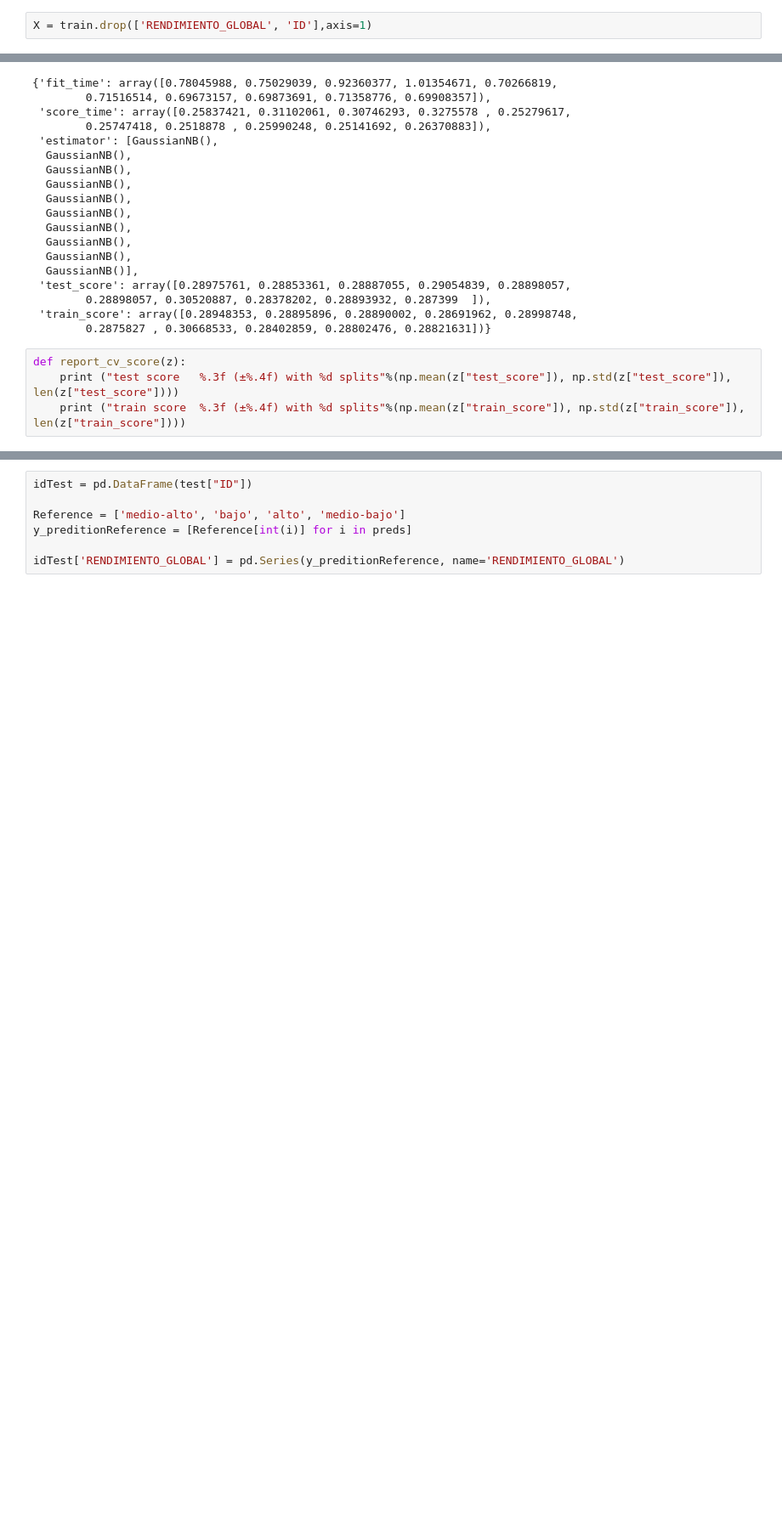
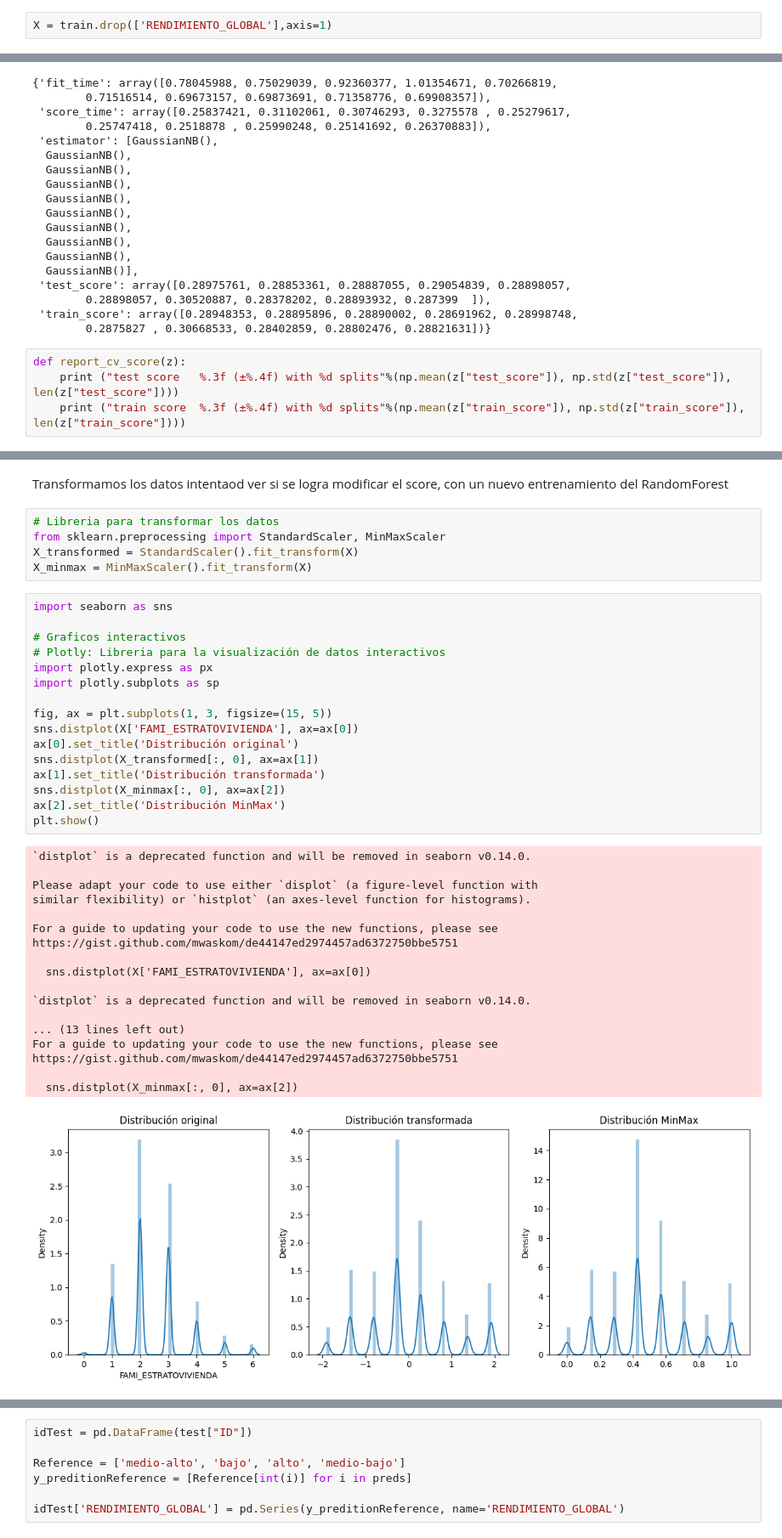
Before and after one commit to JGranda11/Proyecto-ai4eng20241, a Jupyter notebook: 04 - modelos_SL.ipynb, the cells around one changed output, grey strips where cells are left out. Shown at 85% size. Saved outputs shown, nothing was run; the diff lists cells and outputs as text; blank space fills up the shorter version.

```diff
--- a/04 - modelos_SL.ipynb
+++ b/04 - modelos_SL.ipynb
@@ -99,5 +151,5 @@ array([0., 1., 2., 3.])
 # %%
-X = train.drop(['RENDIMIENTO_GLOBAL', 'ID'],axis=1)
+X = train.drop(['RENDIMIENTO_GLOBAL'],axis=1)
 # %%
 Xtest = test.drop(['ID'], axis=1)
 # %%
@@ -241,0 +281,42 @@ estimator2.score(Xtv, ytv), estimator2.score(Xts, yts)
+# %% [markdown]
+Transformamos los datos intentaod ver si se logra modificar el score, con un nuevo entrenamiento del RandomForest
+# %%
+# Libreria para transformar los datos
+from sklearn.preprocessing import StandardScaler, MinMaxScaler
+X_transformed = StandardScaler().fit_transform(X)
+X_minmax = MinMaxScaler().fit_transform(X)
+# %%
+import seaborn as sns
+
+# Graficos interactivos
+# Plotly: Libreria para la visualización de datos interactivos
+import plotly.express as px
+import plotly.subplots as sp
+
+fig, ax = plt.subplots(1, 3, figsize=(15, 5))
+sns.distplot(X['FAMI_ESTRATOVIVIENDA'], ax=ax[0])
+ax[0].set_title('Distribución original')
+sns.distplot(X_transformed[:, 0], ax=ax[1])
+ax[1].set_title('Distribución transformada')
+sns.distplot(X_minmax[:, 0], ax=ax[2])
+ax[2].set_title('Distribución MinMax')
+plt.show()
+# %% [output]
+`distplot` is a deprecated function and will be removed in seaborn v0.14.0.
+
+Please adapt your code to use either `displot` (a figure-level function with
+similar flexibility) or `histplot` (an axes-level function for histograms).
+
+For a guide to updating your code to use the new functions, please see
+https://gist.github.com/mwaskom/de44147ed2974457ad6372750bbe5751
+
+  sns.distplot(X['FAMI_ESTRATOVIVIENDA'], ax=ax[0])
+
+`distplot` is a deprecated function and will be removed in seaborn v0.14.0.
+
+... (13 lines left out)
+For a guide to updating your code to use the new functions, please see
+https://gist.github.com/mwaskom/de44147ed2974457ad6372750bbe5751
+
+  sns.distplot(X_minmax[:, 0], ax=ax[2])
+[figure, added]
```
Also changed, not shown: parts of 50 cells of this notebook.
